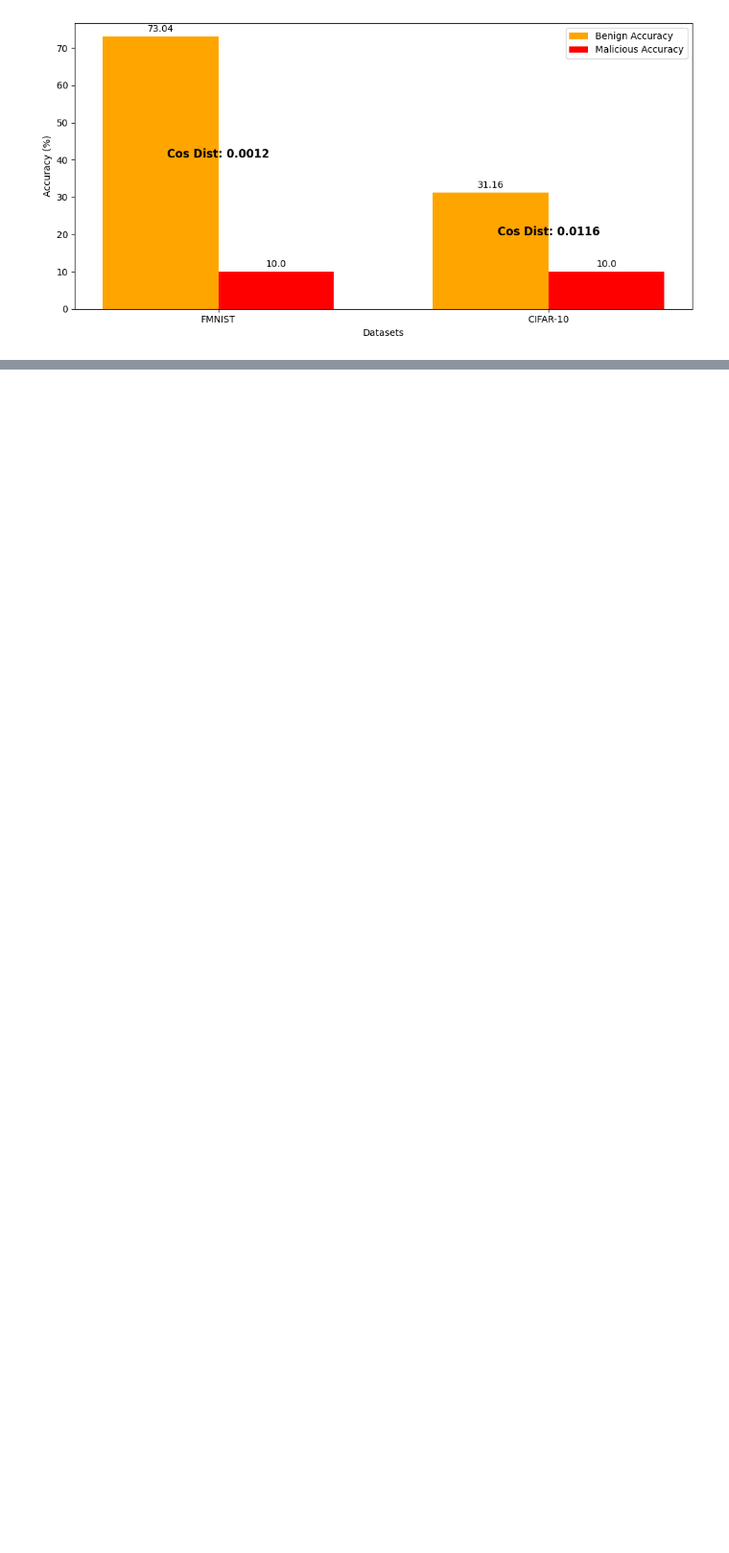
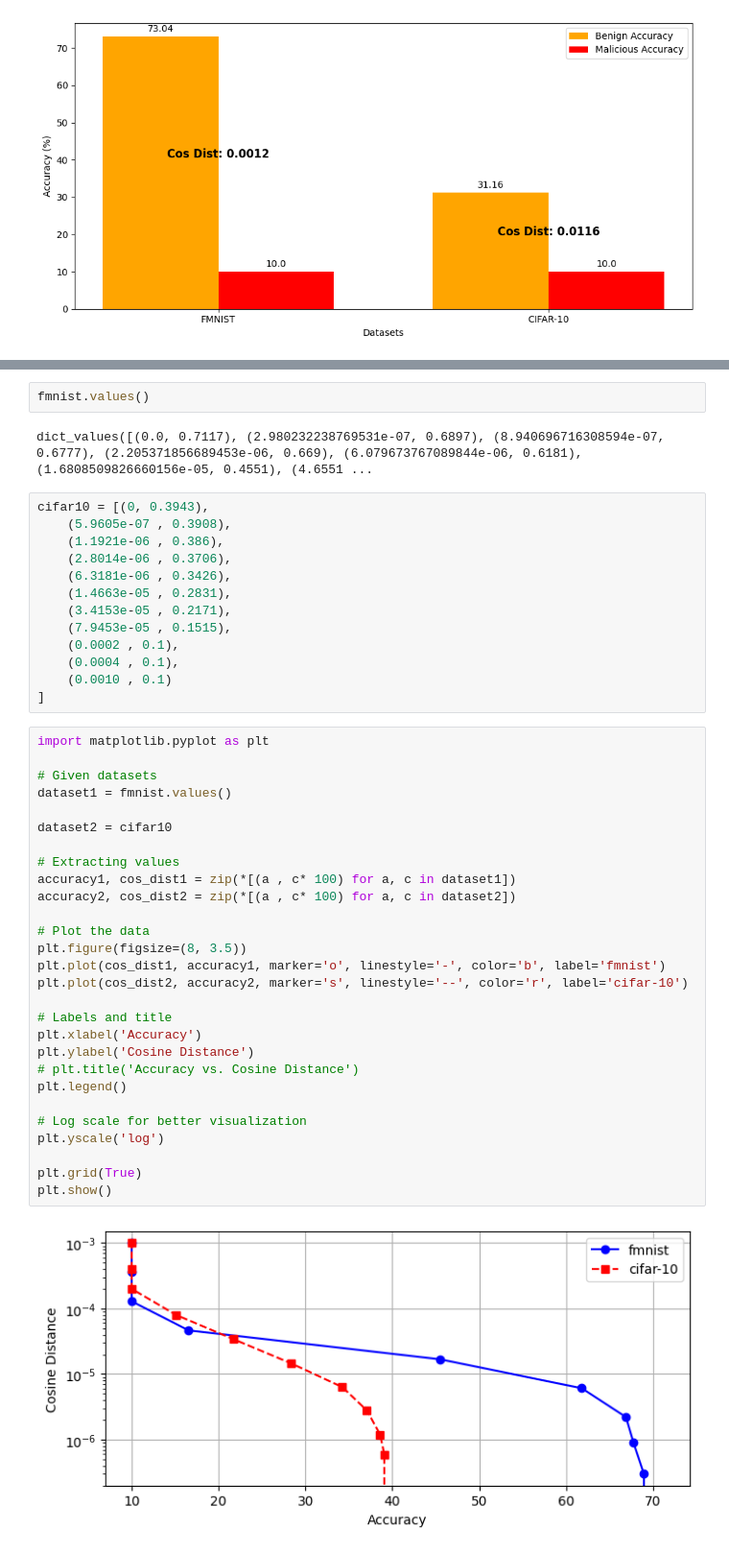
Before and after one commit to yangland/FedREDefense, a Jupyter notebook: visualization.ipynb, the cells around one changed output, grey strips where cells are left out. Shown at 96% size. Drawn from its saved outputs; the diff is of its cells as text; blank space fills up the shorter version.

```diff
--- a/visualization.ipynb
+++ b/visualization.ipynb
@@ -473,0 +485,47 @@ plt.show()
+# %%
+fmnist.values()
+# %% [output]
+dict_values([(0.0, 0.7117), (2.980232238769531e-07, 0.6897), (8.940696716308594e-07, 0.6777), (2.205371856689453e-06, 0.669), (6.079673767089844e-06, 0.6181), (1.6808509826660156e-05, 0.4551), (4.6551 ...
+# %%
+cifar10 = [(0, 0.3943),
+    (5.9605e-07 , 0.3908),
+    (1.1921e-06 , 0.386),
+    (2.8014e-06 , 0.3706),
+    (6.3181e-06 , 0.3426),
+    (1.4663e-05 , 0.2831),
+    (3.4153e-05 , 0.2171),
+    (7.9453e-05 , 0.1515),
+    (0.0002 , 0.1),
+    (0.0004 , 0.1),
+    (0.0010 , 0.1)
+]
+# %%
+import matplotlib.pyplot as plt
+
+# Given datasets
+dataset1 = fmnist.values()
+
+dataset2 = cifar10
+
+# Extracting values
+accuracy1, cos_dist1 = zip(*[(a , c* 100) for a, c in dataset1])
+accuracy2, cos_dist2 = zip(*[(a , c* 100) for a, c in dataset2])
+
+# Plot the data
+plt.figure(figsize=(8, 3.5))
+plt.plot(cos_dist1, accuracy1, marker='o', linestyle='-', color='b', label='fmnist')
+plt.plot(cos_dist2, accuracy2, marker='s', linestyle='--', color='r', label='cifar-10')
+
+# Labels and title
+plt.xlabel('Accuracy')
+plt.ylabel('Cosine Distance')
+# plt.title('Accuracy vs. Cosine Distance')
+plt.legend()
+
+# Log scale for better visualization
+plt.yscale('log')
+
+plt.grid(True)
+plt.show()
+# %% [output]
+[figure, added]
```
Also changed, not shown: parts of 8 cells of this notebook, 10 other files.
